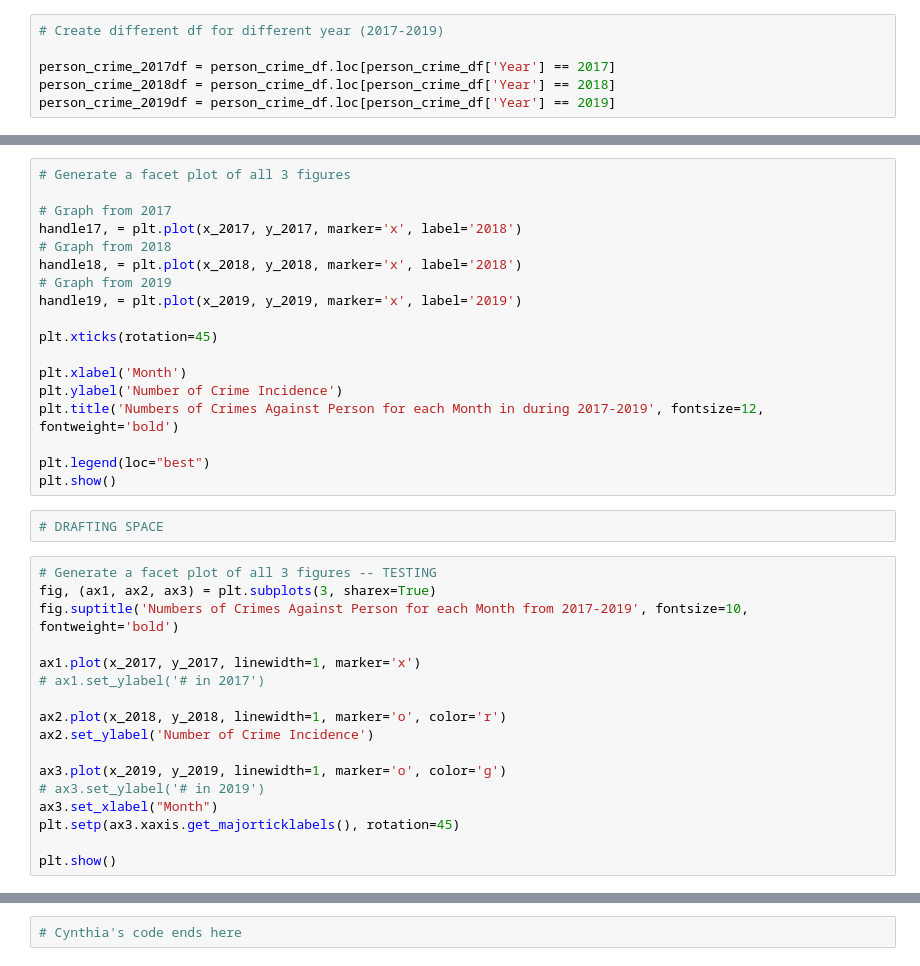
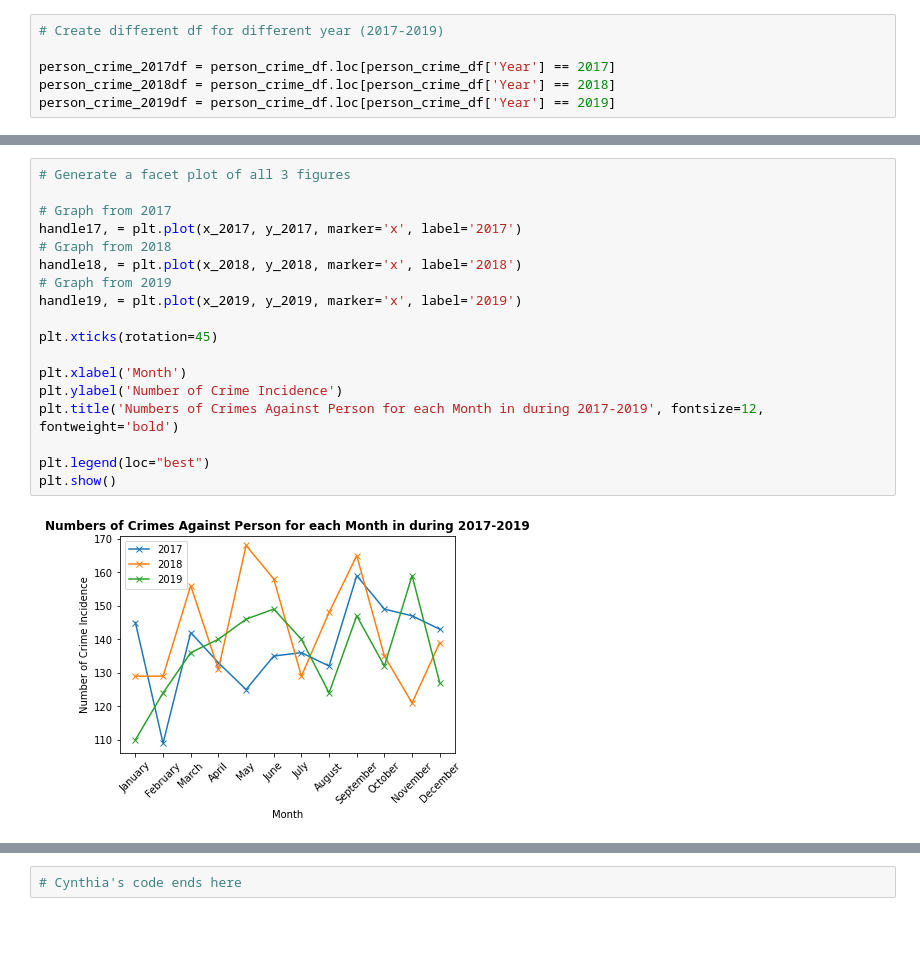
Before and after one commit to siekmeierpaul/Project1-Team6, a Jupyter notebook: Weather & Crime in Silver Spring_Maryland.ipynb, the cells around one changed output, grey strips where cells are left out. Cells and saved outputs as stored; diff of their text form; blank space fills up the shorter version.

```diff
--- a/Weather & Crime in Silver Spring_Maryland.ipynb
+++ b/Weather & Crime in Silver Spring_Maryland.ipynb
@@ -207,37 +420,20 @@ plt.show()
 # %%
 # Generate a facet plot of all 3 figures
 
 # Graph from 2017
-handle17, = plt.plot(x_2017, y_2017, marker='x', label='2018')
+handle17, = plt.plot(x_2017, y_2017, marker='x', label='2017')
 # Graph from 2018
 handle18, = plt.plot(x_2018, y_2018, marker='x', label='2018')
 # Graph from 2019
 handle19, = plt.plot(x_2019, y_2019, marker='x', label='2019')
 
 plt.xticks(rotation=45)
 
 plt.xlabel('Month')
 plt.ylabel('Number of Crime Incidence')
 plt.title('Numbers of Crimes Against Person for each Month in during 2017-2019', fontsize=12, fontweight='bold')
 
 plt.legend(loc="best")
 plt.show()
+# %% [output]
+[figure, added]
-# %%
-# DRAFTING SPACE
-# %%
-# Generate a facet plot of all 3 figures -- TESTING
-fig, (ax1, ax2, ax3) = plt.subplots(3, sharex=True)
-fig.suptitle('Numbers of Crimes Against Person for each Month from 2017-2019', fontsize=10, fontweight='bold')
-
-ax1.plot(x_2017, y_2017, linewidth=1, marker='x')
-# ax1.set_ylabel('# in 2017')
-
-ax2.plot(x_2018, y_2018, linewidth=1, marker='o', color='r')
-ax2.set_ylabel('Number of Crime Incidence')
-
-ax3.plot(x_2019, y_2019, linewidth=1, marker='o', color='g')
-# ax3.set_ylabel('# in 2019')
-ax3.set_xlabel("Month")
-plt.setp(ax3.xaxis.get_majorticklabels(), rotation=45)
-
-plt.show()
```
Also changed, not shown: parts of 32 cells of this notebook.
